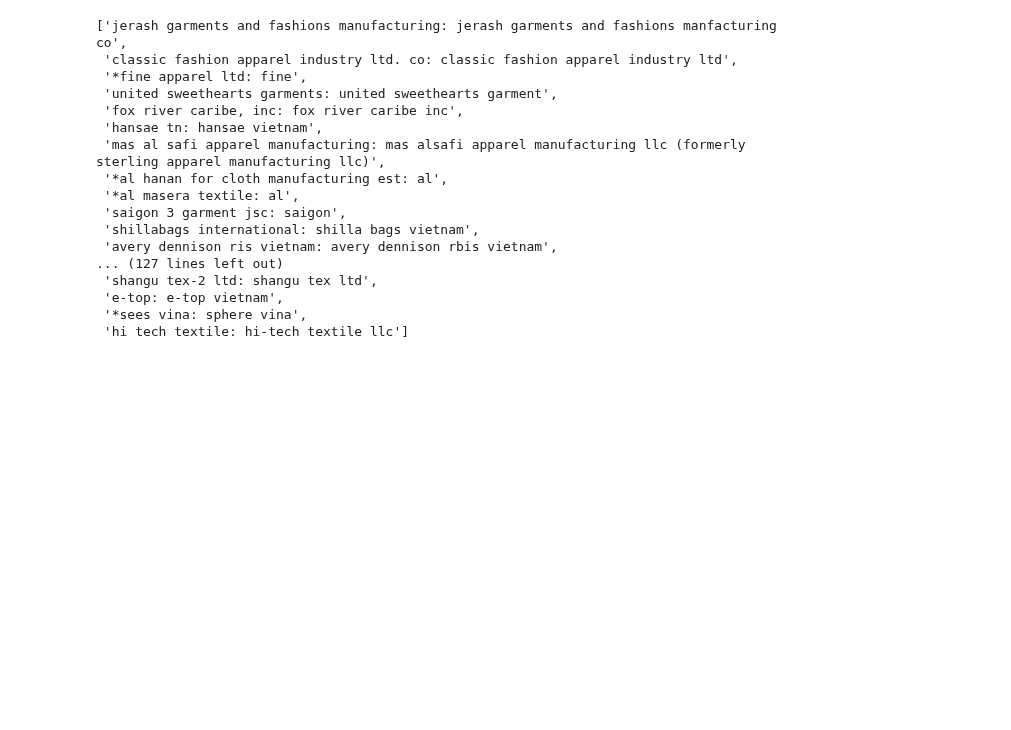
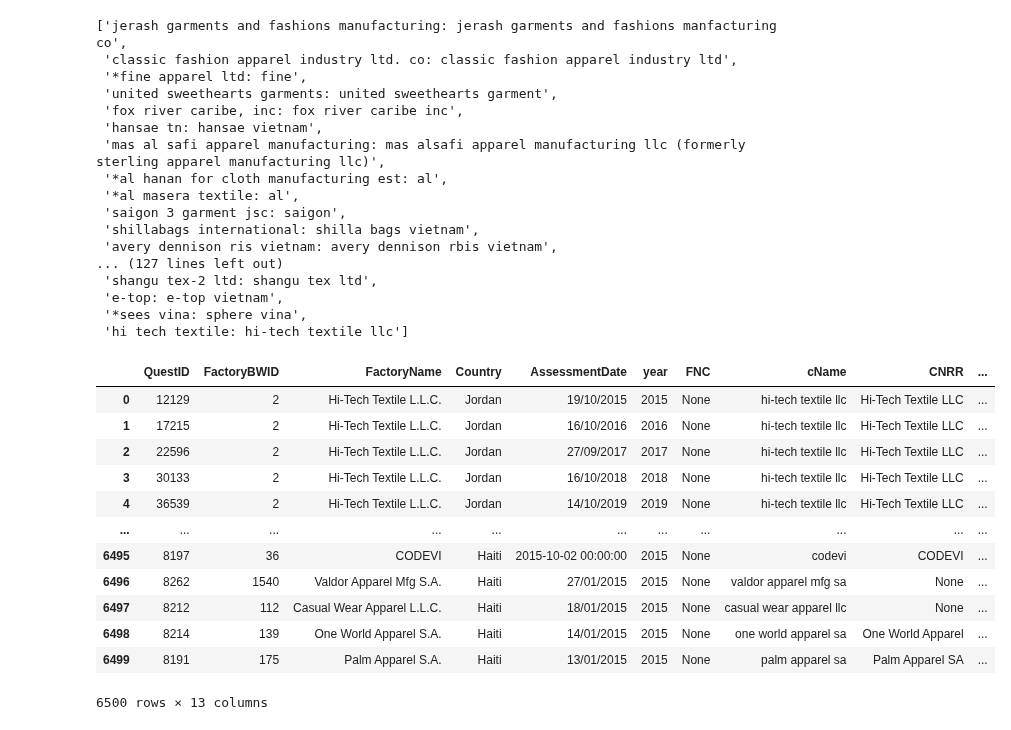
Before and after one commit to xolyn/labor_audit, a Jupyter notebook: LingyuZhou/w8/w8.ipynb, the cells around one changed output. Saved outputs shown, nothing was run; the diff lists cells and outputs as text; code cells hidden in the pictures; blank space fills up the shorter version.

```diff
--- a/LingyuZhou/w8/w8.ipynb
+++ b/LingyuZhou/w8/w8.ipynb
@@ -268,10 +268,12 @@ len(bwUnmatched2)
 882
 # %%
 cnt=0
+match3=[]
 for i in tqdm(bwUnmatched2):
     flag=False
     for j in set(ci.cName):
         if getFirst2(i) in j:
+            match3.append(i)
             flag=True
             break
     if flag:
@@ -331,3 +353,19 @@ for i in tqdm(m2r1):
     bw.loc[bw.cName==bwName,"CNRR"]=ci_cnrr
     bw.loc[bw.cName==bwName,"repriskID"]=ci_rrid
     bw.loc[bw.cName==bwName,"RRSector"]=ci_sectors
+# %%
+bw
+# %% [output]
+|  | QuestID | FactoryBWID | FactoryName | Country | AssessmentDate | year | FNC | cName | CNRR | ... |
+| 0 | 12129 | 2 | Hi-Tech Textile L.L.C. | Jordan | 19/10/2015 | 2015 | None | hi-tech textile llc | Hi-Tech Textile LLC | ... |
+| 1 | 17215 | 2 | Hi-Tech Textile L.L.C. | Jordan | 16/10/2016 | 2016 | None | hi-tech textile llc | Hi-Tech Textile LLC | ... |
+| 2 | 22596 | 2 | Hi-Tech Textile L.L.C. | Jordan | 27/09/2017 | 2017 | None | hi-tech textile llc | Hi-Tech Textile LLC | ... |
+| 3 | 30133 | 2 | Hi-Tech Textile L.L.C. | Jordan | 16/10/2018 | 2018 | None | hi-tech textile llc | Hi-Tech Textile LLC | ... |
+| 4 | 36539 | 2 | Hi-Tech Textile L.L.C. | Jordan | 14/10/2019 | 2019 | None | hi-tech textile llc | Hi-Tech Textile LLC | ... |
+| ... | ... | ... | ... | ... | ... | ... | ... | ... | ... | ... |
+| 6495 | 8197 | 36 | CODEVI | Haiti | 2015-10-02 00:00:00 | 2015 | None | codevi | CODEVI | ... |
+| 6496 | 8262 | 1540 | Valdor Apparel Mfg S.A. | Haiti | 27/01/2015 | 2015 | None | valdor apparel mfg sa | None | ... |
+| 6497 | 8212 | 112 | Casual Wear Apparel L.L.C. | Haiti | 18/01/2015 | 2015 | None | casual wear apparel llc | None | ... |
+| 6498 | 8214 | 139 | One World Apparel S.A. | Haiti | 14/01/2015 | 2015 | None | one world apparel sa | One World Apparel | ... |
+| 6499 | 8191 | 175 | Palm Apparel S.A. | Haiti | 13/01/2015 | 2015 | None | palm apparel sa | Palm Apparel SA | ... |
+6500 rows × 13 columns
```
Also changed, not shown: parts of 7 cells of this notebook, 5 other files.
